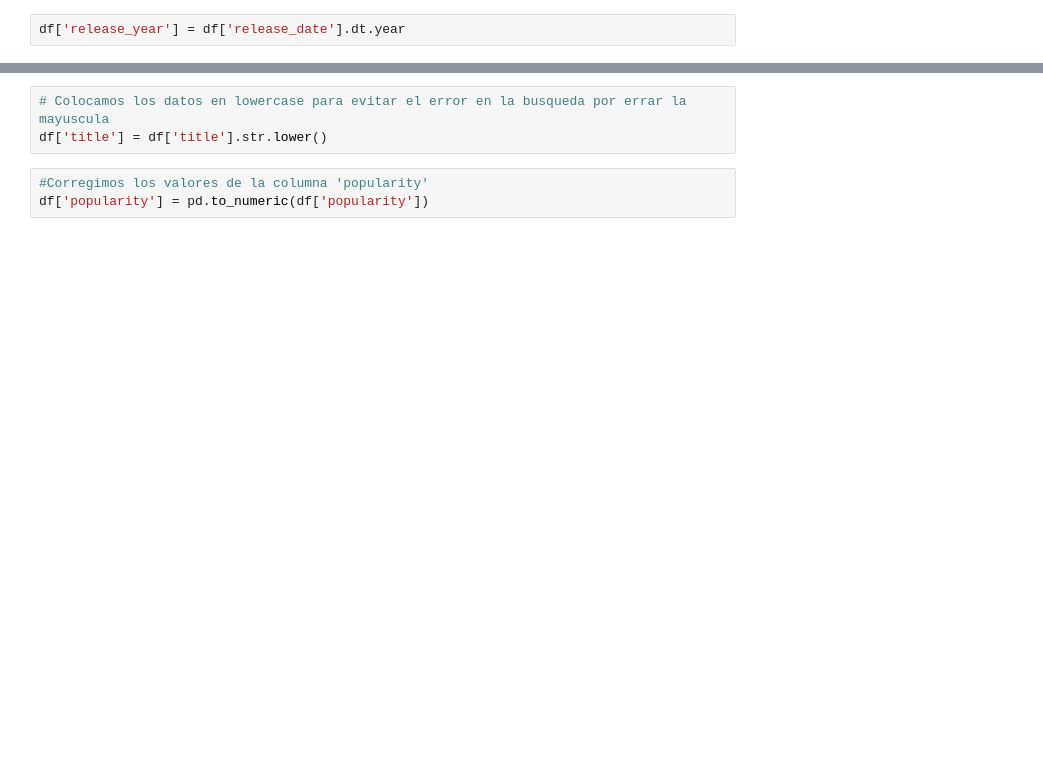
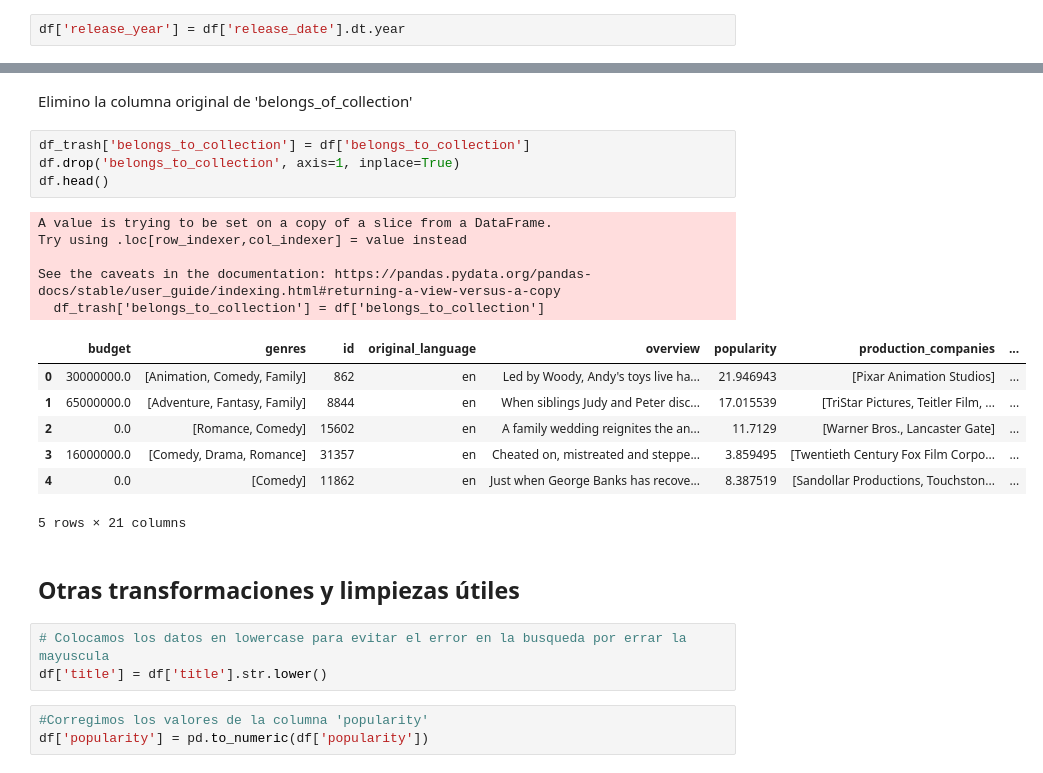
Before and after one commit to hzaquelli82/PI01, a Jupyter notebook: ETL.ipynb, the cells around one changed output, grey strips where cells are left out. Saved outputs shown, nothing was run; the diff lists cells and outputs as text; blank space fills up the shorter version.

```diff
--- a/ETL.ipynb
+++ b/ETL.ipynb
@@ -256,3 +322,24 @@ df.sample(5)
+# %% [markdown]
+Elimino la columna original de 'belongs_of_collection'
+# %%
+df_trash['belongs_to_collection'] = df['belongs_to_collection']
+df.drop('belongs_to_collection', axis=1, inplace=True)
+df.head()
+# %% [output]
+A value is trying to be set on a copy of a slice from a DataFrame.
+Try using .loc[row_indexer,col_indexer] = value instead
+
+See the caveats in the documentation: https://pandas.pydata.org/pandas-docs/stable/user_guide/indexing.html#returning-a-view-versus-a-copy
+  df_trash['belongs_to_collection'] = df['belongs_to_collection']
+|  | budget | genres | id | original_language | overview | popularity | production_companies | ... |
+| 0 | 30000000.0 | [Animation, Comedy, Family] | 862 | en | Led by Woody, Andy's toys live ha... | 21.946943 | [Pixar Animation Studios] | ... |
+| 1 | 65000000.0 | [Adventure, Fantasy, Family] | 8844 | en | When siblings Judy and Peter disc... | 17.015539 | [TriStar Pictures, Teitler Film, ... | ... |
+| 2 | 0.0 | [Romance, Comedy] | 15602 | en | A family wedding reignites the an... | 11.7129 | [Warner Bros., Lancaster Gate] | ... |
+| 3 | 16000000.0 | [Comedy, Drama, Romance] | 31357 | en | Cheated on, mistreated and steppe... | 3.859495 | [Twentieth Century Fox Film Corpo... | ... |
+| 4 | 0.0 | [Comedy] | 11862 | en | Just when George Banks has recove... | 8.387519 | [Sandollar Productions, Touchston... | ... |
+5 rows × 21 columns
+# %% [markdown]
+## Otras transformaciones y limpiezas útiles
 # %%
 # Colocamos los datos en lowercase para evitar el error en la busqueda por errar la mayuscula
 df['title'] = df['title'].str.lower()
```
Also changed, not shown: parts of 58 cells of this notebook, 8 other files.
